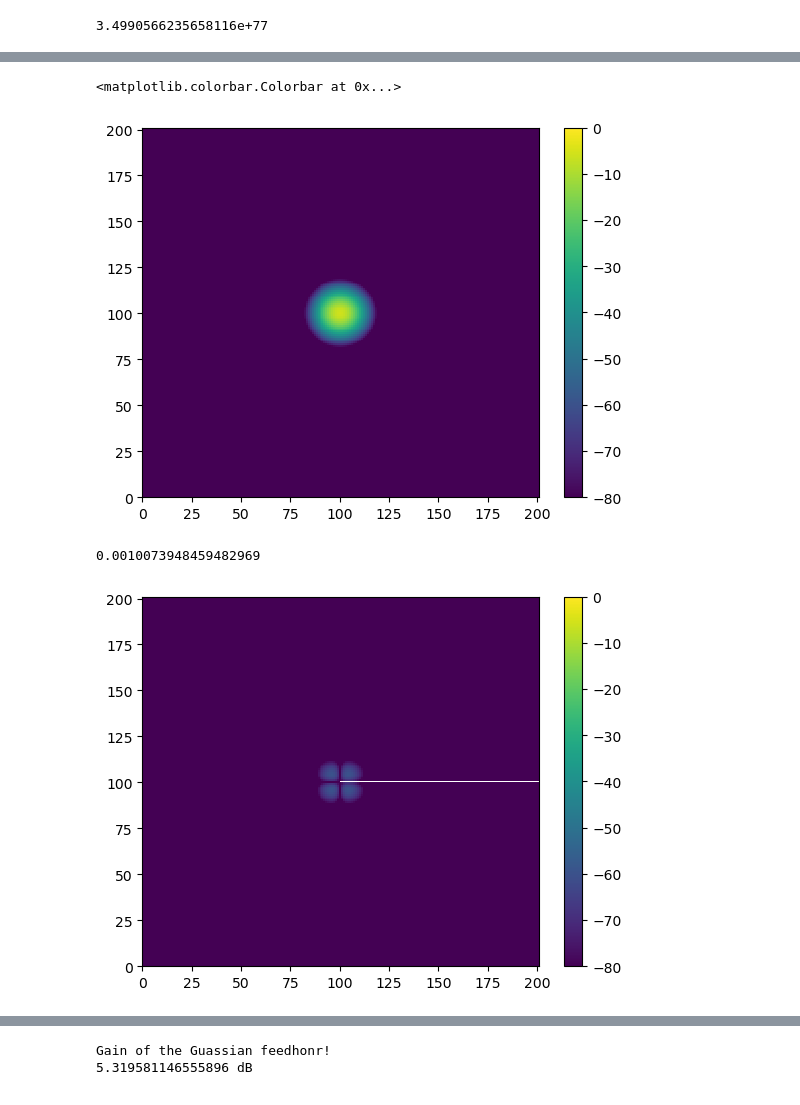
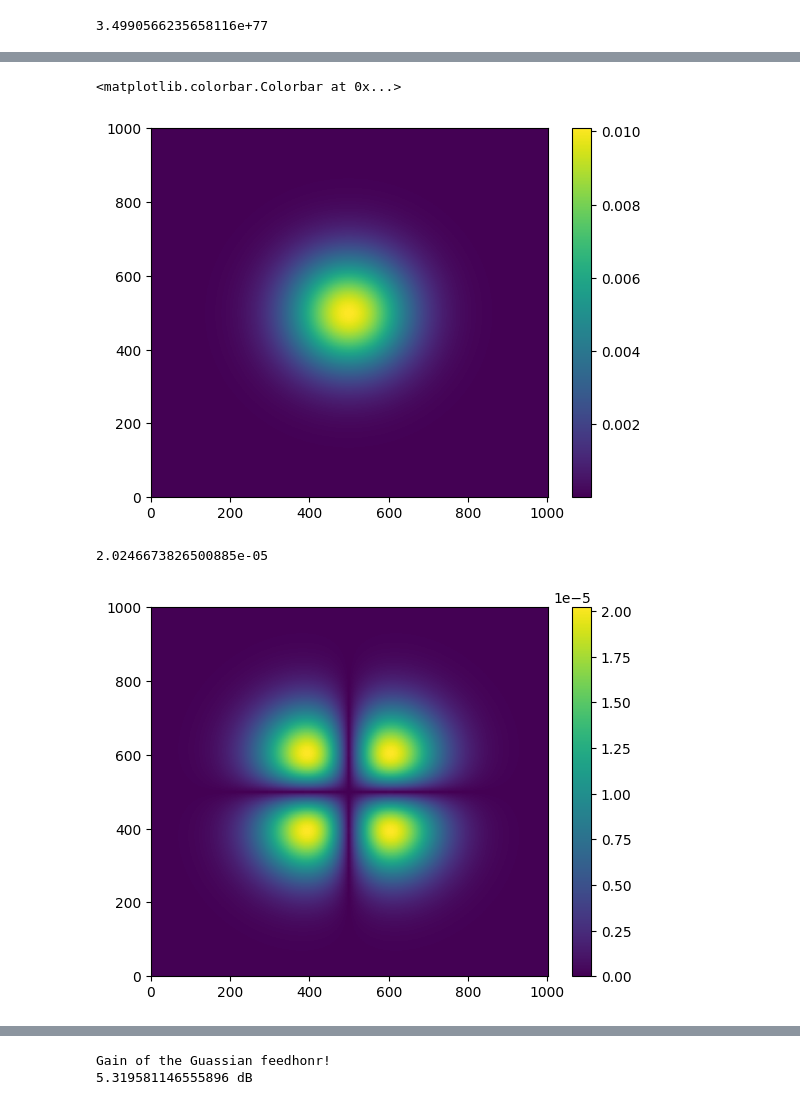
Before and after one commit to XiaodongRencologne/PO_test, a Jupyter notebook: Untitled_Gaussiantest.ipynb, the cells around one changed output, grey strips where cells are left out. Drawn from its saved outputs; the diff is of its cells as text; code cells hidden in the pictures.

```diff
--- a/Untitled_Gaussiantest.ipynb
+++ b/Untitled_Gaussiantest.ipynb
@@ -42,7 +44,7 @@ feed= Feedpy.GaussiBeam(-3,5,
 # %% [output]
 3.4990566235658116e+77
 # %%
-x,y, G_co, G_cx, G_z = read_grd('Gaussian_far/plan1_grd.grd')
+x,y, G_co, G_cx, G_z = read_grd('Gaussian_far/plan3_grd.grd')
 Max= np.abs(G_co).max()
 NN = np.where(np.abs(G_co) == Max)
 print(Max)
@@ -59,13 +61,13 @@ G_z  = G_z[::skip,::skip]#/Max
 # %%
-plt.pcolor(20*np.log10(np.abs(G_co)),vmax=0 , vmin = -80)
+plt.pcolor(np.abs(G_co))
 plt.colorbar()
 # %% [output]
 <matplotlib.colorbar.Colorbar at 0x...>
-[figure, old version]
+[figure, new version]
 # %%
-plt.pcolor(20*np.log10(np.abs(G_cx)),vmax=0 , vmin = -80)
+plt.pcolor((np.abs(G_cx)))
 plt.colorbar()
 print(np.abs(G_cx).max())
 # %% [output]
-0.0010073948459482969
+2.0246673826500885e-05
-[figure, old version]
+[figure, new version]
```
Also changed, not shown: parts of 14 cells of this notebook, 6 other files.
